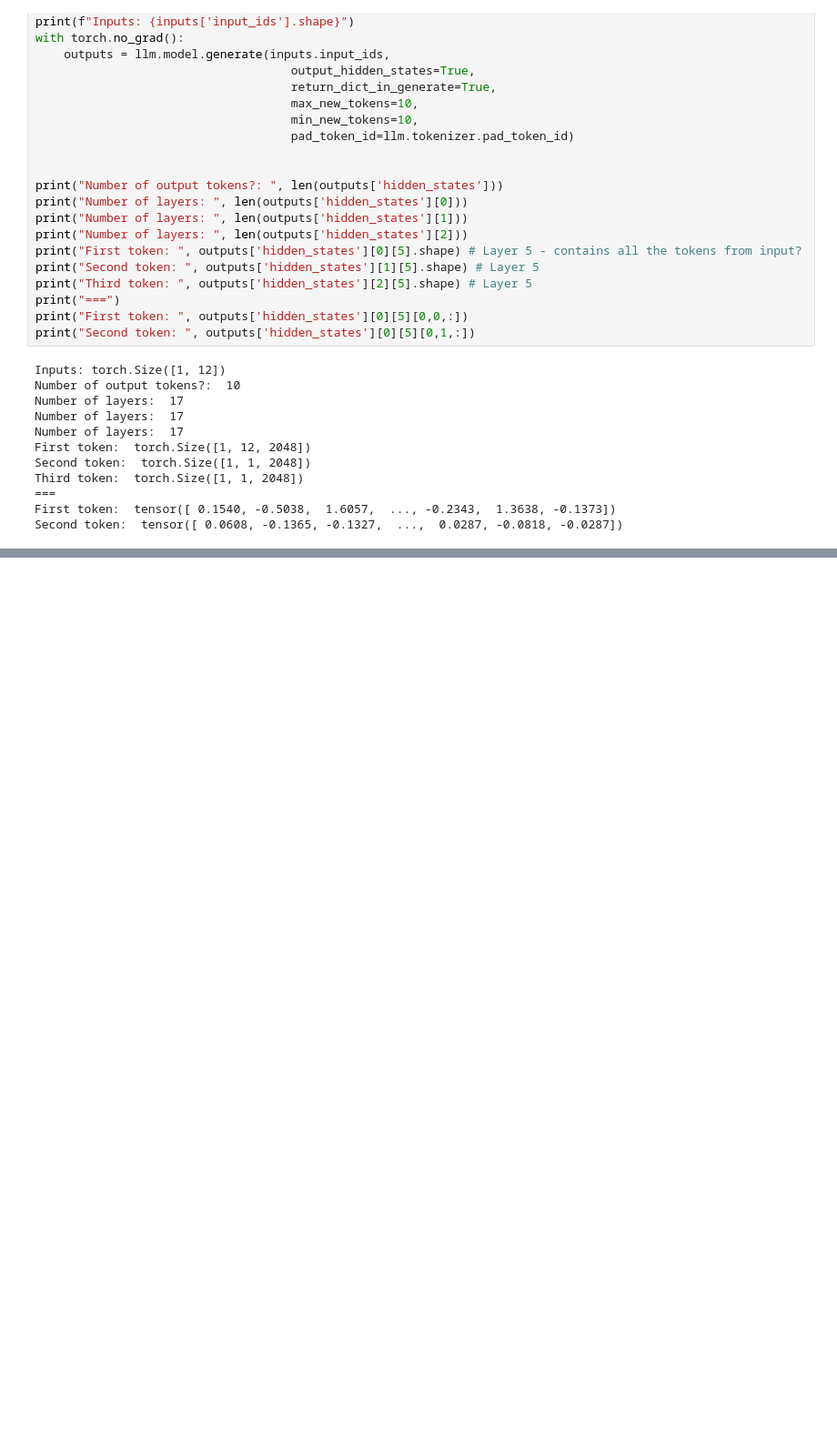
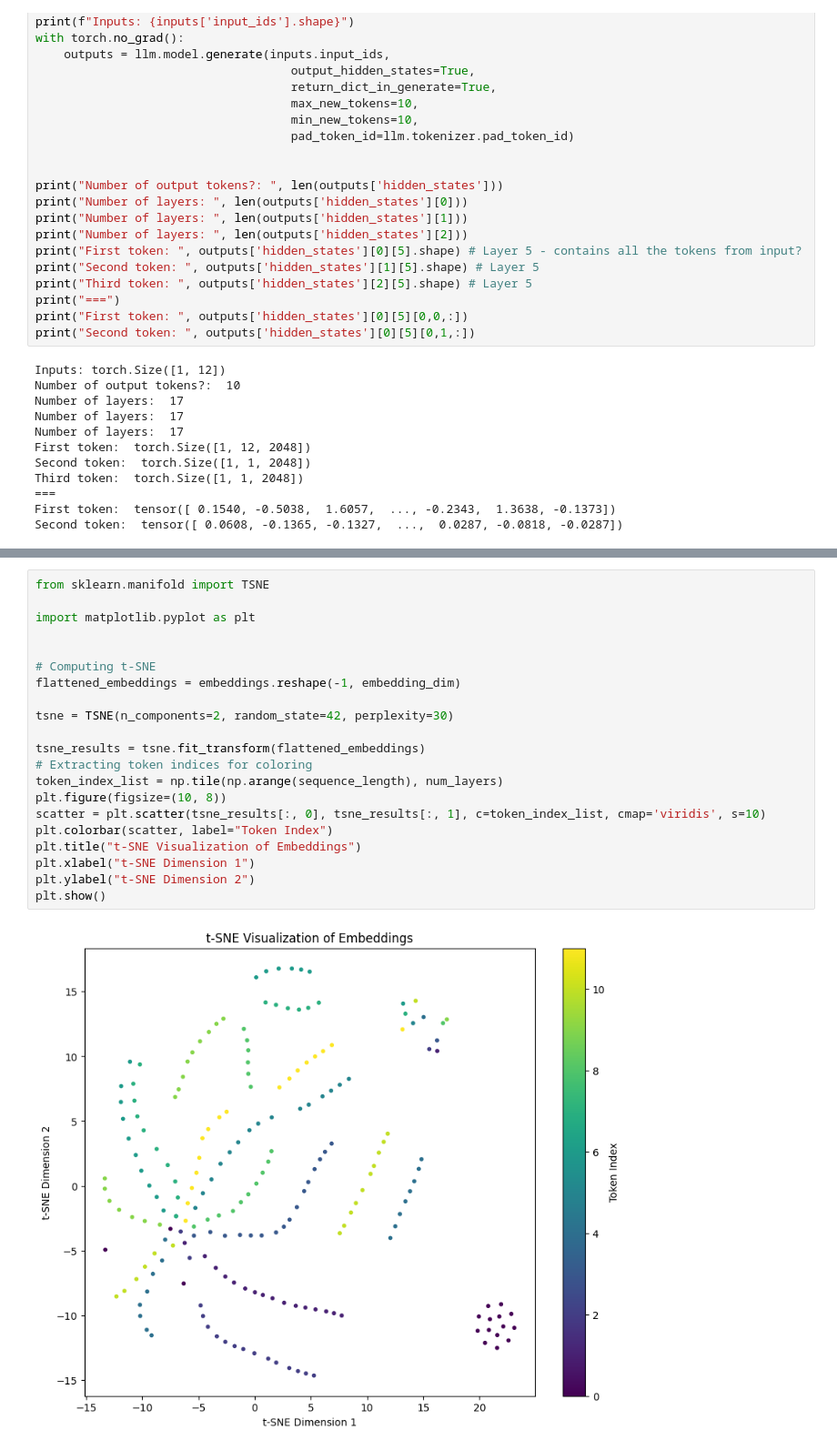
Before and after one commit to Viagounet/LLM-Toolkit, a Jupyter notebook: src/view_tokens_embeddings.ipynb, the cells around one changed output, grey strips where cells are left out. Shown at 91% size. Drawn from its saved outputs; the diff is of its cells as text; blank space fills up the shorter version.

```diff
--- a/src/view_tokens_embeddings.ipynb
+++ b/src/view_tokens_embeddings.ipynb
@@ -72,0 +55,23 @@ array([[[ 2.68554688e-03,  3.08227539e-03, -6.80541992e-03, ...,
+# %%
+from sklearn.manifold import TSNE
+
+import matplotlib.pyplot as plt
+
+
+# Computing t-SNE
+flattened_embeddings = embeddings.reshape(-1, embedding_dim)
+
+tsne = TSNE(n_components=2, random_state=42, perplexity=30)
+
+tsne_results = tsne.fit_transform(flattened_embeddings)
+# Extracting token indices for coloring
+token_index_list = np.tile(np.arange(sequence_length), num_layers)
+plt.figure(figsize=(10, 8))
+scatter = plt.scatter(tsne_results[:, 0], tsne_results[:, 1], c=token_index_list, cmap='viridis', s=10)
+plt.colorbar(scatter, label="Token Index")
+plt.title("t-SNE Visualization of Embeddings")
+plt.xlabel("t-SNE Dimension 1")
+plt.ylabel("t-SNE Dimension 2")
+plt.show()
+# %% [output]
+[figure, added]
```
Also changed, not shown: parts of 2 cells of this notebook.
